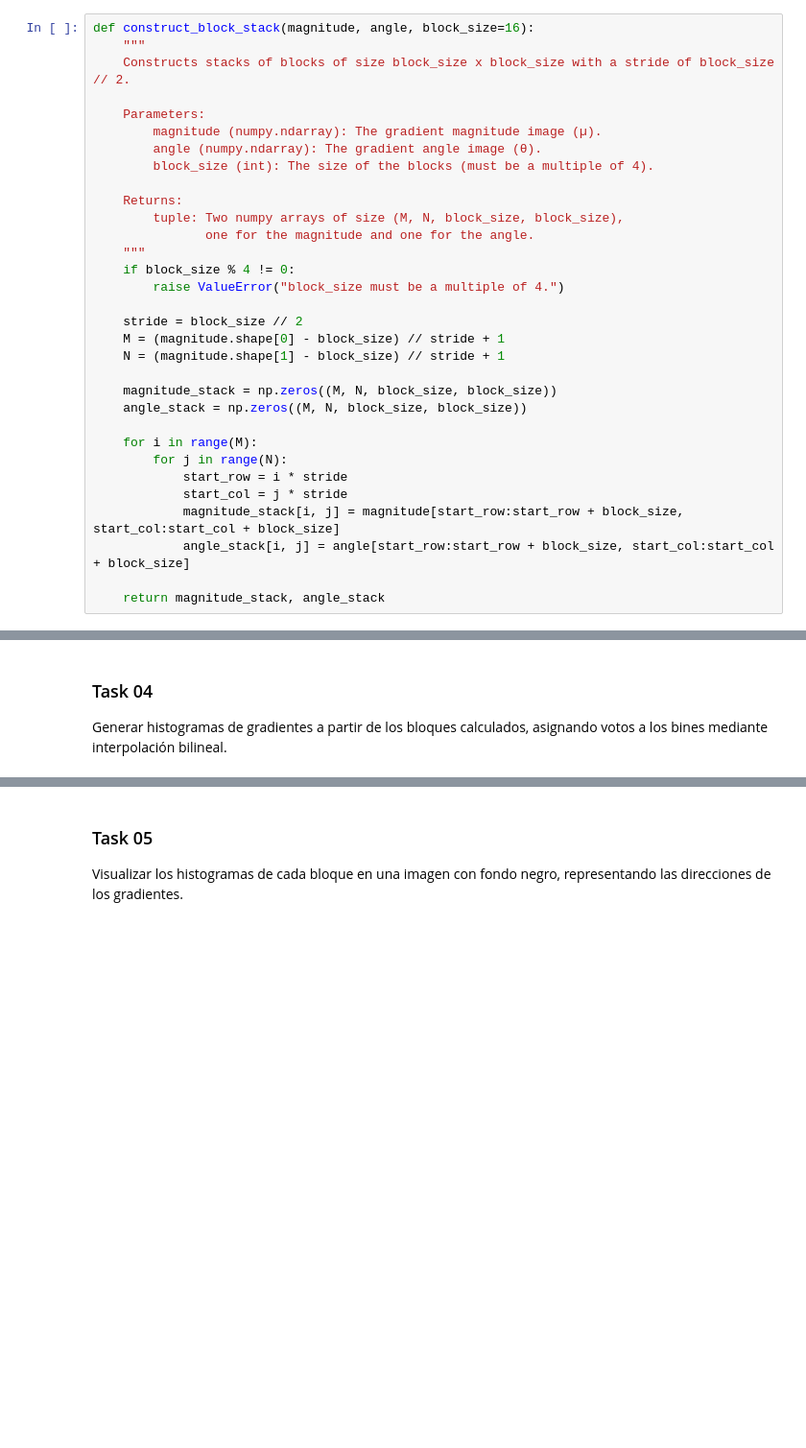
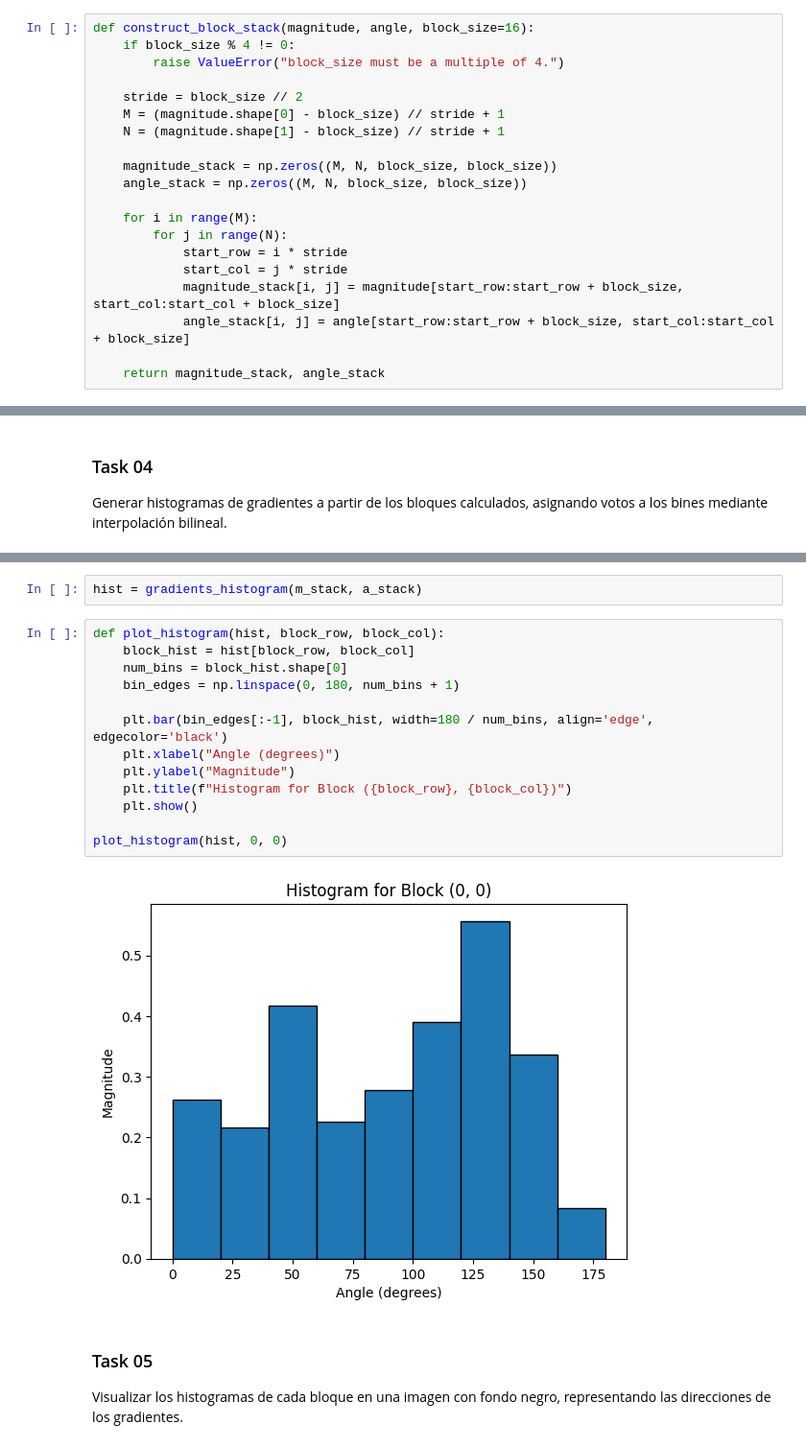
Before and after one commit to MelissaPerez09/Lab03-CC3102, a Jupyter notebook: src/lab03.ipynb, the cells around one changed output, grey strips where cells are left out. Shown at 96% size. Drawn from its saved outputs; the diff is of its cells as text; blank space fills up the shorter version.

```diff
--- a/src/lab03.ipynb
+++ b/src/lab03.ipynb
@@ -139,18 +139,6 @@ show_filter_result("sobel", "./img/person.png", 4)
 Construir un conjunto de bloques de tamaño especificado para almacenar la magnitud y el ángulo del gradiente de la imagen.
 # %%
 def construct_block_stack(magnitude, angle, block_size=16):
-    """
-    Constructs stacks of blocks of size block_size x block_size with a stride of block_size // 2.
-
-    Parameters:
-        magnitude (numpy.ndarray): The gradient magnitude image (µ).
-        angle (numpy.ndarray): The gradient angle image (θ).
-        block_size (int): The size of the blocks (must be a multiple of 4).
-
-    Returns:
-        tuple: Two numpy arrays of size (M, N, block_size, block_size),
-               one for the magnitude and one for the angle.
-    """
     if block_size % 4 != 0:
         raise ValueError("block_size must be a multiple of 4.")
 
@@ -180,3 +213,20 @@ Generar histogramas de gradientes a partir de los bloques calculados, asignando
+# %%
+hist = gradients_histogram(m_stack, a_stack)
+# %%
+def plot_histogram(hist, block_row, block_col):
+    block_hist = hist[block_row, block_col]
+    num_bins = block_hist.shape[0]
+    bin_edges = np.linspace(0, 180, num_bins + 1)
+
+    plt.bar(bin_edges[:-1], block_hist, width=180 / num_bins, align='edge', edgecolor='black')
+    plt.xlabel("Angle (degrees)")
+    plt.ylabel("Magnitude")
+    plt.title(f"Histogram for Block ({block_row}, {block_col})")
+    plt.show()
+
+plot_histogram(hist, 0, 0)
+# %% [output]
+[figure, added]
 # %% [markdown]
 ### Task 05
 Visualizar los histogramas de cada bloque en una imagen con fondo negro, representando las direcciones de los gradientes.
```
Also changed, not shown: parts of 2 cells of this notebook.
